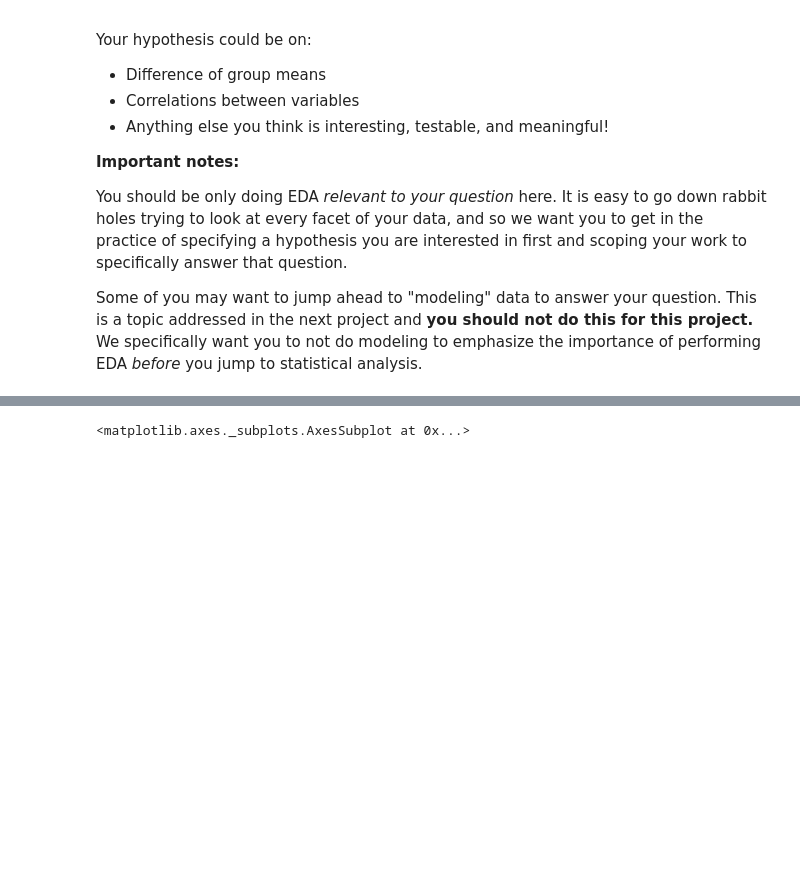
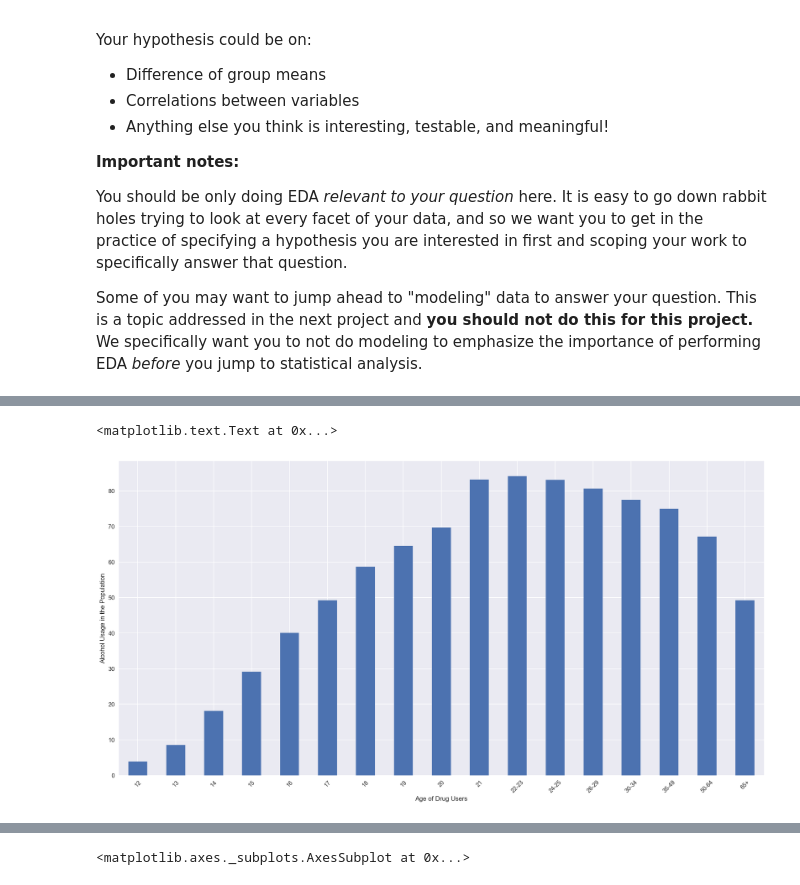
Before and after one commit to guangyic/project2, a Jupyter notebook: CHUA_Guangyi_Project2.ipynb, the cells around one changed output, grey strips where cells are left out. Drawn from its saved outputs; the diff is of its cells as text; code cells hidden in the pictures; blank space fills up the shorter version.

```diff
--- a/CHUA_Guangyi_Project2.ipynb
+++ b/CHUA_Guangyi_Project2.ipynb
@@ -874,0 +892,7 @@ Some of you may want to jump ahead to "modeling" data to answer your question. T
+# %%
+ax = drugs_use["alcohol-use"].plot(figsize=(20,10), kind='bar', stacked=True, rot=45)
+ax.set_xlabel("Age of Drug Users")
+ax.set_ylabel("Alcohol Usage in the Population")
+# %% [output]
+<matplotlib.text.Text at 0x...>
+[figure, added]
```
Also changed, not shown: parts of 16 cells of this notebook.
